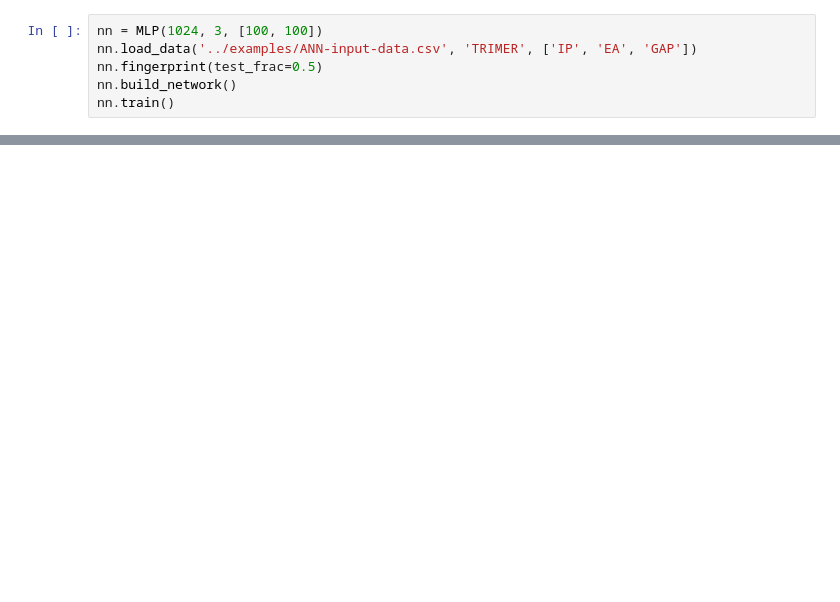
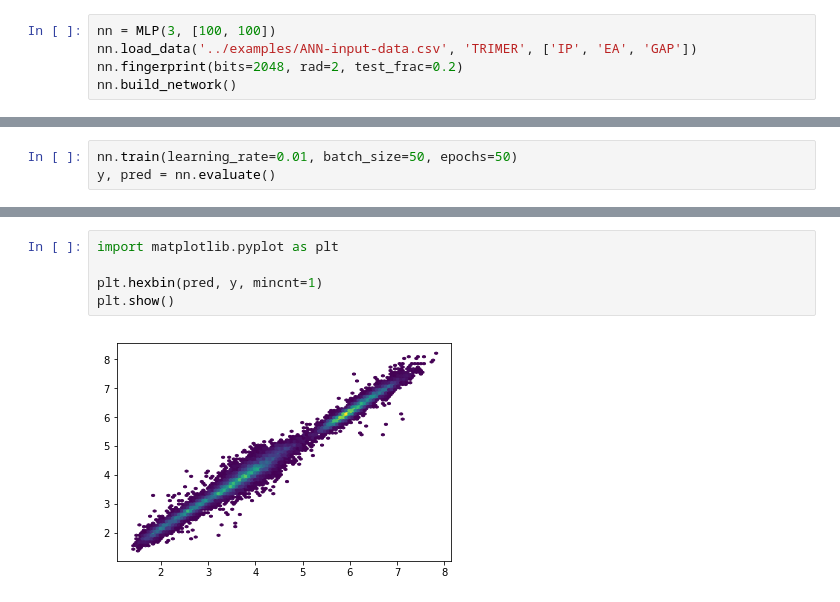
Before and after one commit to LiamWilbraham/pychemlp, a Jupyter notebook: examples/examples.ipynb, the cells around one changed output, grey strips where cells are left out. Saved outputs shown, nothing was run; the diff lists cells and outputs as text; blank space fills up the shorter version.

```diff
--- a/examples/examples.ipynb
+++ b/examples/examples.ipynb
@@ -10,6 +14,5 @@ from mlp import MLP
 # %%
-nn = MLP(1024, 3, [100, 100])
+nn = MLP(3, [100, 100])
 nn.load_data('../examples/ANN-input-data.csv', 'TRIMER', ['IP', 'EA', 'GAP'])
-nn.fingerprint(test_frac=0.5)
+nn.fingerprint(bits=2048, rad=2, test_frac=0.2)
 nn.build_network()
-nn.train()
@@ -33,0 +19,3 @@ _________________________________________________________________
+# %%
+nn.train(learning_rate=0.01, batch_size=50, epochs=50)
+y, pred = nn.evaluate()
@@ -33,0 +34,7 @@ _________________________________________________________________
+# %%
+import matplotlib.pyplot as plt
+
+plt.hexbin(pred, y, mincnt=1)
+plt.show()
+# %% [output]
+[figure, added]
```
Also changed, not shown: parts of 4 cells of this notebook, 1 other file.
